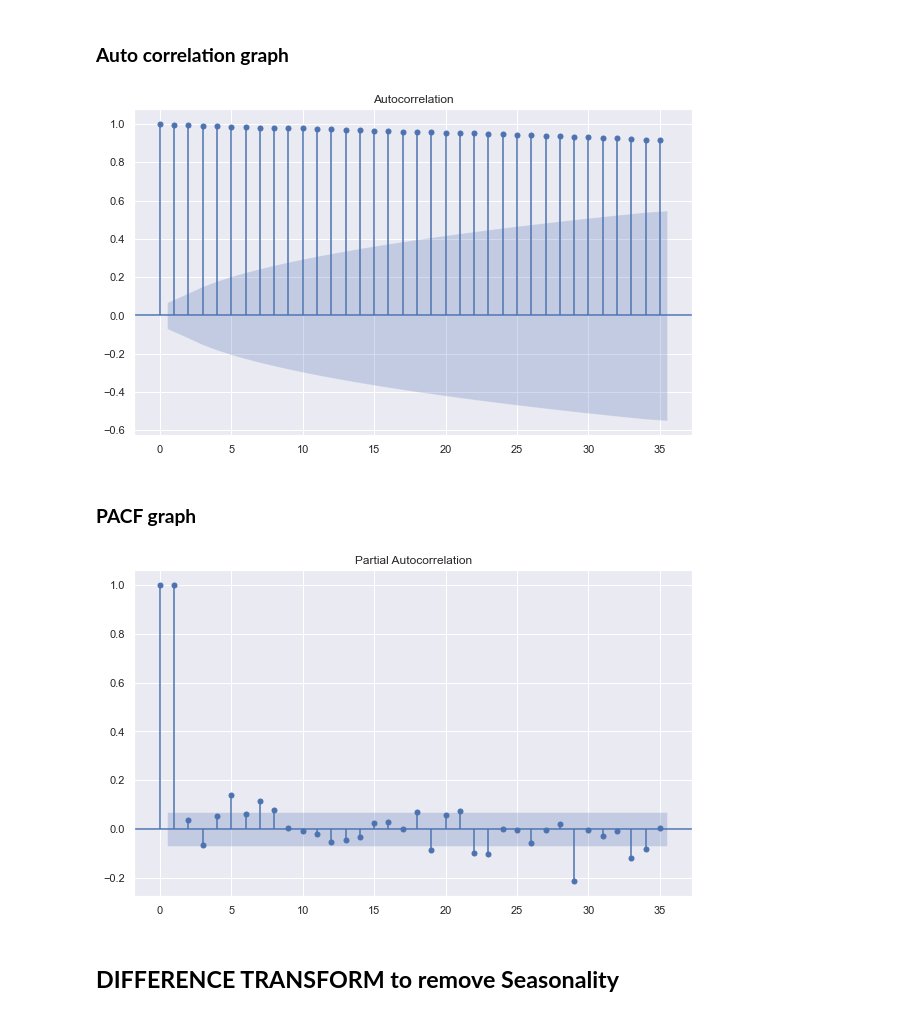
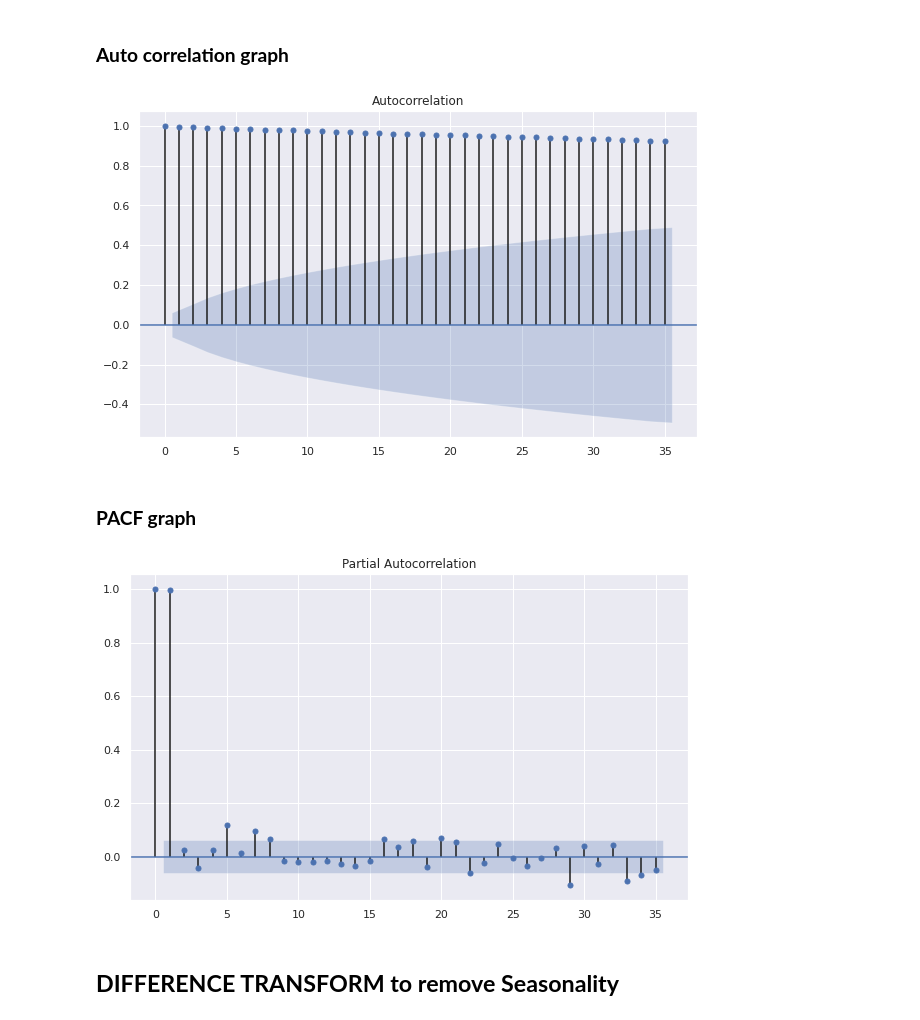
Before and after one commit to RiteshopShrivastava/Gold-Price-forecasting, a Jupyter notebook: Gold_price_prediction.ipynb, the cells around one changed output. Saved outputs shown, nothing was run; the diff lists cells and outputs as text; code cells hidden in the pictures.

```diff
--- a/Gold_price_prediction.ipynb
+++ b/Gold_price_prediction.ipynb
@@ -182,17 +160,17 @@ Inference: Time Series is non stationary
 ### **Auto correlation graph**
 # %%
 plt.rc("figure", figsize=(10,6))
-plot_acf(train['Price'],lags=35)
+plot_acf(data['Price'],lags=35)
 plt.show()
 # %% [output]
-[figure, old version]
+[figure, new version]
 # %% [markdown]
 ### **PACF graph**
 # %%
-plot_pacf(train['Price'],lags=35)
+plot_pacf(data['Price'],lags=35)
 plt.show()
 # %% [output]
-[figure, old version]
+[figure, new version]
 # %% [markdown]
 ## **DIFFERENCE TRANSFORM to remove Seasonality**
 # %%
```
Also changed, not shown: parts of 30 cells of this notebook.
